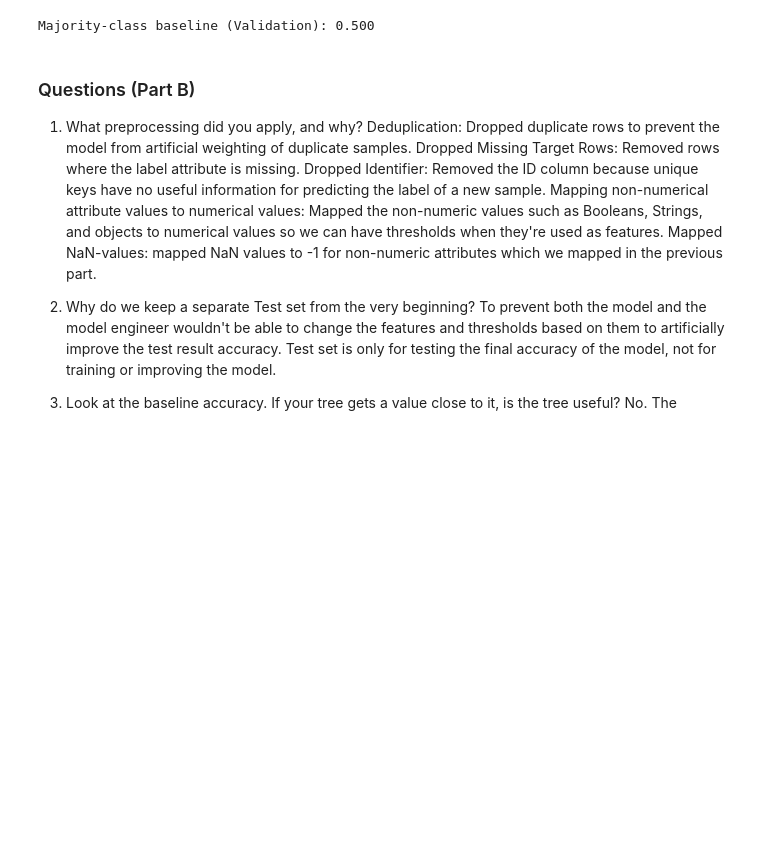
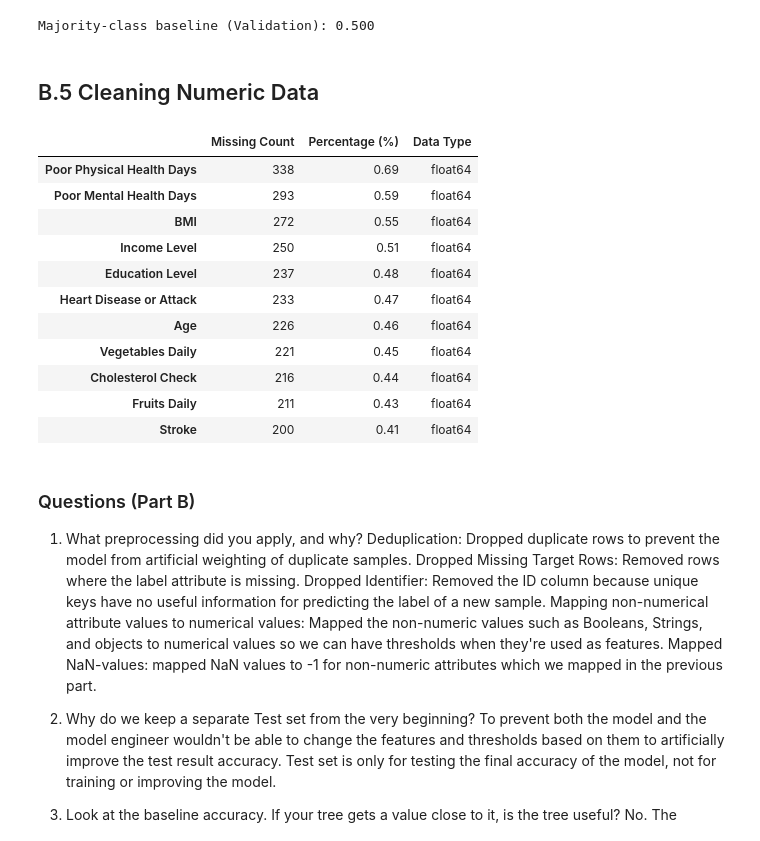
Before and after one commit to ArtADnsh/decision-tree-from-scratch, a Jupyter notebook: Decision_Tree.ipynb, the cells around one changed output. Drawn from its saved outputs; the diff is of its cells as text; code cells hidden in the pictures; blank space fills up the shorter version.

Commit message:
Complete Parts C and D, fix tree splitting and handle missing numeric imputation

```diff
--- a/Decision_Tree.ipynb
+++ b/Decision_Tree.ipynb
@@ -2023,3 +2028,29 @@ baseline_val_acc = accuracy_score_manual(y_val, y_pred_baseline)
 print(f"Majority-class baseline (Validation): {baseline_val_acc:.3f}")
 # %% [output]
 Majority-class baseline (Validation): 0.500
+# %% [markdown]
+## B.5 Cleaning Numeric Data
+# %%
+missing_counts = X_train.isna().sum()
+cols_with_nan = missing_counts[missing_counts > 0]
+
+nan_report = pd.DataFrame({
+    "Missing Count": cols_with_nan,
+    "Percentage (%)": (cols_with_nan / len(X_train) * 100).round(2),
+    "Data Type": X_train[cols_with_nan.index].dtypes
+}).sort_values(by="Missing Count", ascending=False)
+
+display(nan_report)
+# %% [output]
+|  | Missing Count | Percentage (%) | Data Type |
+| Poor Physical Health Days | 338 | 0.69 | float64 |
+| Poor Mental Health Days | 293 | 0.59 | float64 |
+| BMI | 272 | 0.55 | float64 |
+| Income Level | 250 | 0.51 | float64 |
+| Education Level | 237 | 0.48 | float64 |
+| Heart Disease or Attack | 233 | 0.47 | float64 |
+| Age | 226 | 0.46 | float64 |
+| Vegetables Daily | 221 | 0.45 | float64 |
+| Cholesterol Check | 216 | 0.44 | float64 |
+| Fruits Daily | 211 | 0.43 | float64 |
+| Stroke | 200 | 0.41 | float64 |
```
Also changed, not shown: parts of 10 cells of this notebook, 1 other file.
